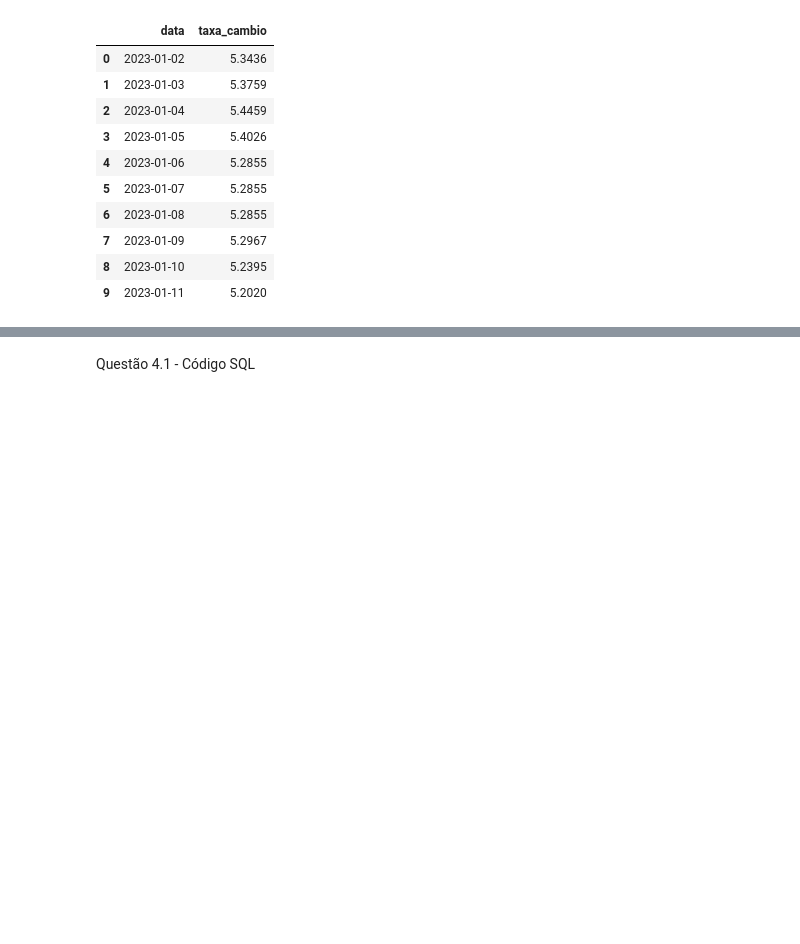
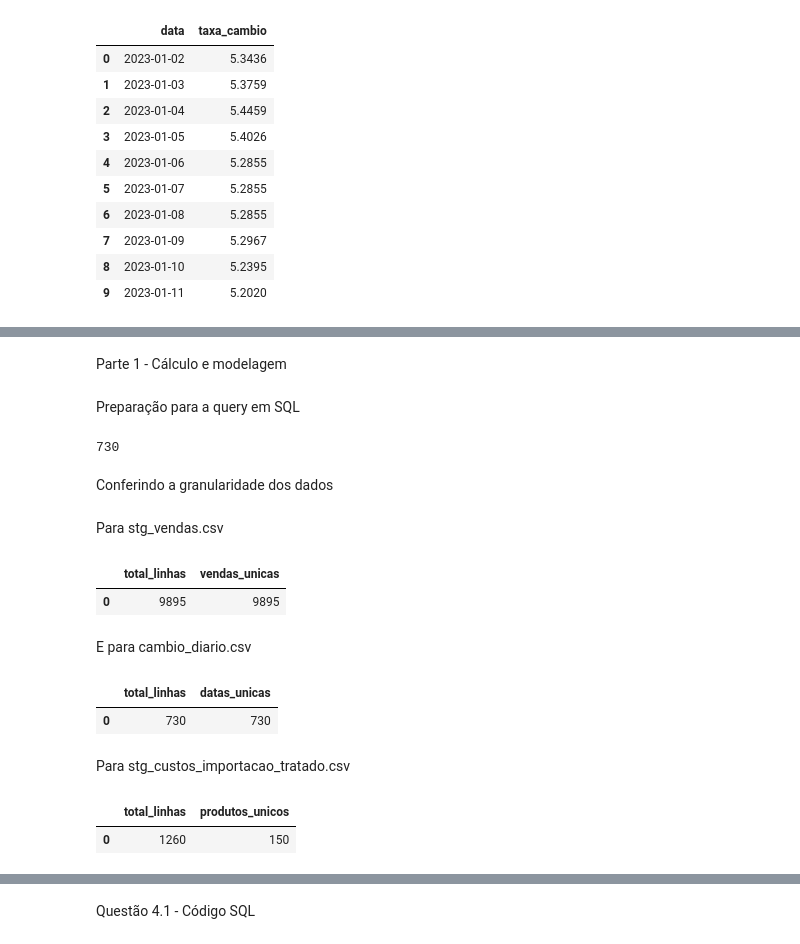
Before and after one commit to RichardGomesData/lh-nautical-data-project, a Jupyter notebook: notebooks/01_lh_nautical_analysis.ipynb, the cells around one changed output, grey strips where cells are left out. Cells and saved outputs as stored; diff of their text form; code cells hidden in the pictures; blank space fills up the shorter version.

Commit message:
Questão 4
Questão 4 - Dados Públicos

```diff
--- a/notebooks/01_lh_nautical_analysis.ipynb
+++ b/notebooks/01_lh_nautical_analysis.ipynb
@@ -799,0 +792,56 @@ Parte 3 - Análise objetiva Responda
+# %% [markdown]
+Parte 1 - Cálculo e modelagem
+# %% [markdown]
+Preparação para a query em SQL
+# %%
+conn = sqlite3.connect(":memory:")
+
+pd.read_csv("../data/staging/stg_vendas.csv").to_sql("stg_vendas", conn, index=False, if_exists="replace")
+pd.read_csv("../data/staging/stg_custos_importacao_tratado.csv").to_sql("stg_custos", conn, index=False, if_exists="replace")
+pd.read_csv("../data/staging/cambio_diario.csv").to_sql("cambio", conn, index=False, if_exists="replace")
+# %% [output]
+730
+# %% [markdown]
+Conferindo a granularidade dos dados
+# %% [markdown]
+Para stg_vendas.csv
+# %%
+query = """
+SELECT
+    COUNT(*) AS total_linhas,
+    COUNT(DISTINCT id_venda) AS vendas_unicas
+FROM stg_vendas
+"""
+base_vendas = pd.read_sql_query(query, conn)
+base_vendas.head()
+# %% [output]
+|  | total_linhas | vendas_unicas |
+| 0 | 9895 | 9895 |
+# %% [markdown]
+E para cambio_diario.csv
+# %%
+query = """
+SELECT
+    COUNT(*) AS total_linhas,
+    COUNT(DISTINCT data) AS datas_unicas
+FROM cambio
+"""
+
+pd.read_sql_query(query, conn)
+# %% [output]
+|  | total_linhas | datas_unicas |
+| 0 | 730 | 730 |
+# %% [markdown]
+Para stg_custos_importacao_tratado.csv
+# %%
+query = """
+SELECT
+    COUNT(*) AS total_linhas,
+    COUNT(DISTINCT id_produto) AS produtos_unicos
+FROM stg_custos
+"""
+
+pd.read_sql_query(query, conn)
+# %% [output]
+|  | total_linhas | produtos_unicos |
+| 0 | 1260 | 150 |
```
Also changed, not shown: parts of 30 cells of this notebook, 2 other files.
